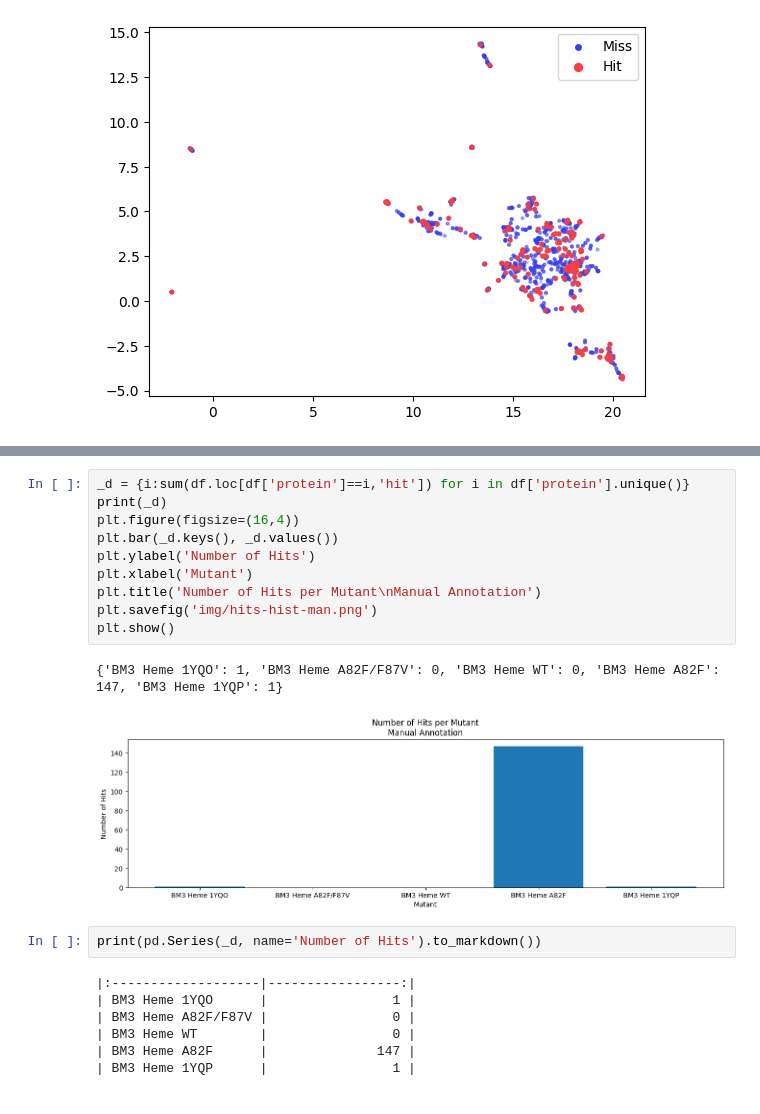
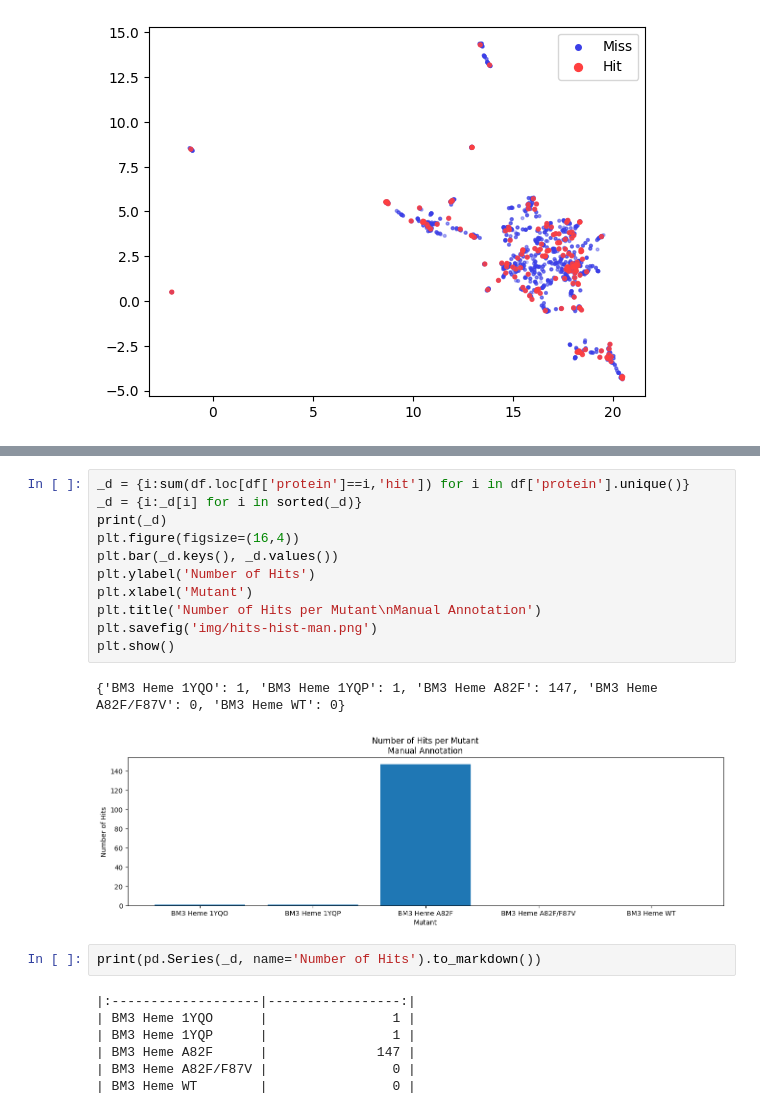
Before and after one commit to TrellixVulnTeam/screening-fist_OO2T, a Jupyter notebook: nb/screening-data.ipynb, the cells around one changed output, grey strips where cells are left out. Cells and saved outputs as stored; diff of their text form.

```diff
--- a/nb/screening-data.ipynb
+++ b/nb/screening-data.ipynb
@@ -430,22 +437,23 @@ plt.show()
 # %%
 _d = {i:sum(df.loc[df['protein']==i,'hit']) for i in df['protein'].unique()}
+_d = {i:_d[i] for i in sorted(_d)}
 print(_d)
 plt.figure(figsize=(16,4))
 plt.bar(_d.keys(), _d.values())
 plt.ylabel('Number of Hits')
 plt.xlabel('Mutant')
 plt.title('Number of Hits per Mutant\nManual Annotation')
 plt.savefig('img/hits-hist-man.png')
 plt.show()
 # %% [output]
-{'BM3 Heme 1YQO': 1, 'BM3 Heme A82F/F87V': 0, 'BM3 Heme WT': 0, 'BM3 Heme A82F': 147, 'BM3 Heme 1YQP': 1}
+{'BM3 Heme 1YQO': 1, 'BM3 Heme 1YQP': 1, 'BM3 Heme A82F': 147, 'BM3 Heme A82F/F87V': 0, 'BM3 Heme WT': 0}
-[figure, old version]
+[figure, new version]
 # %%
 print(pd.Series(_d, name='Number of Hits').to_markdown())
 # %% [output]
 |:-------------------|-----------------:|
 | BM3 Heme 1YQO      |                1 |
+| BM3 Heme 1YQP      |                1 |
+| BM3 Heme A82F      |              147 |
 | BM3 Heme A82F/F87V |                0 |
 | BM3 Heme WT        |                0 |
-| BM3 Heme A82F      |              147 |
-| BM3 Heme 1YQP      |                1 |
```
Also changed, not shown: parts of 4 cells of this notebook, 2 other files.
